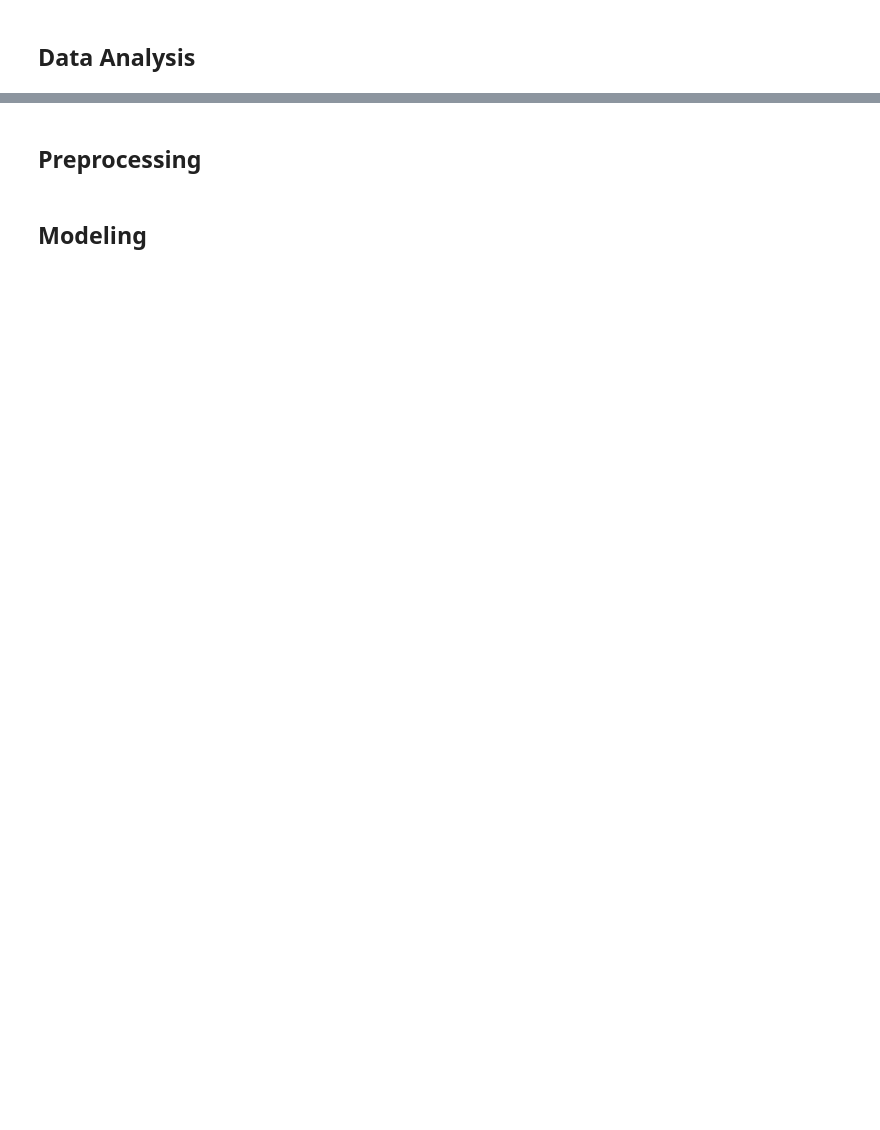
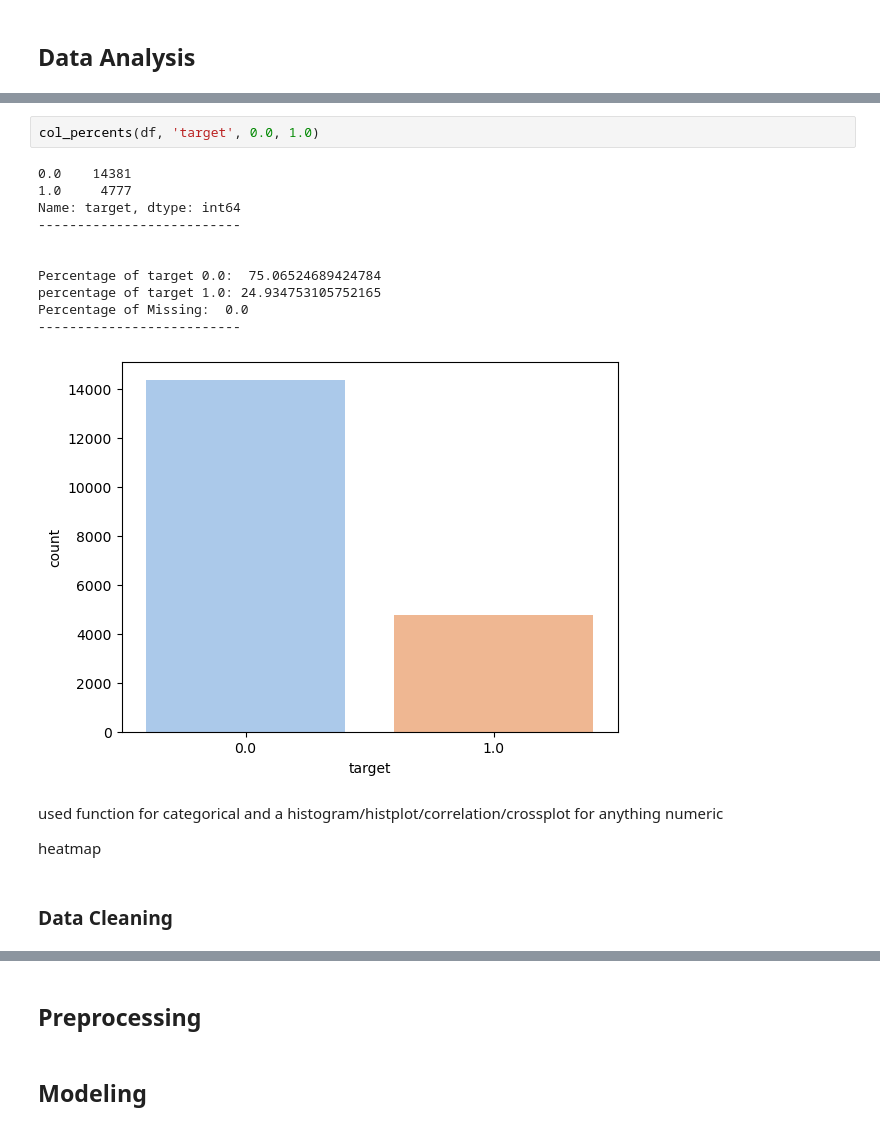
Before and after one commit to deannagould/phase5_datasciencejobchange, a Jupyter notebook: model_notebook.ipynb, the cells around one changed output, grey strips where cells are left out. Saved outputs shown, nothing was run; the diff lists cells and outputs as text; blank space fills up the shorter version.

```diff
--- a/model_notebook.ipynb
+++ b/model_notebook.ipynb
@@ -54,0 +244,20 @@ m
+# %%
+col_percents(df, 'target', 0.0, 1.0)
+# %% [output]
+0.0    14381
+1.0     4777
+Name: target, dtype: int64
+--------------------------
+
+
+Percentage of target 0.0:  75.06524689424784
+percentage of target 1.0: 24.934753105752165
+Percentage of Missing:  0.0
+--------------------------
+[figure, added]
+# %% [markdown]
+used function for categorical and a histogram/histplot/correlation/crossplot for anything numeric
+
+heatmap
+# %% [markdown]
+### Data Cleaning
```
Also changed, not shown: parts of 25 cells of this notebook, 1 other file.
